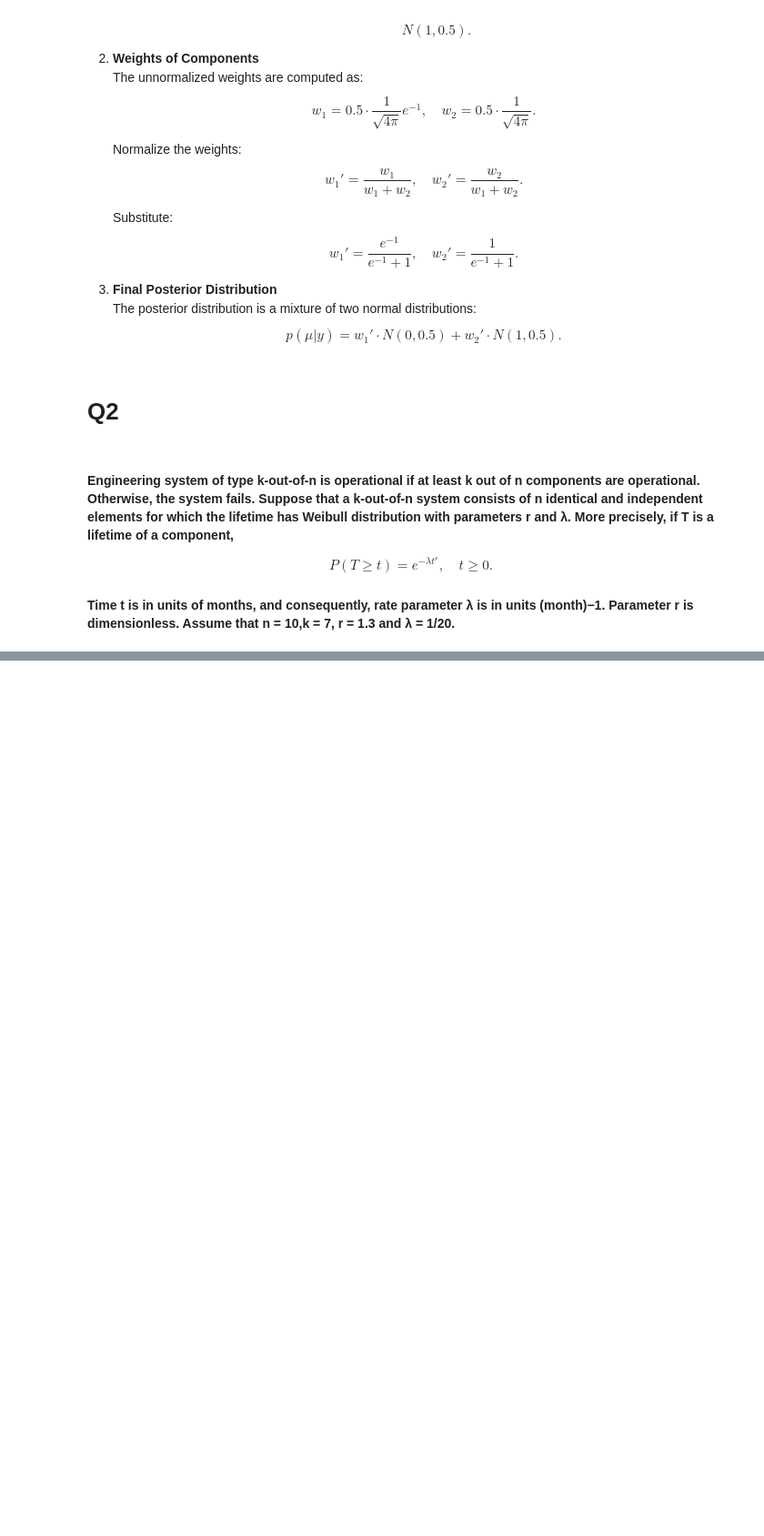
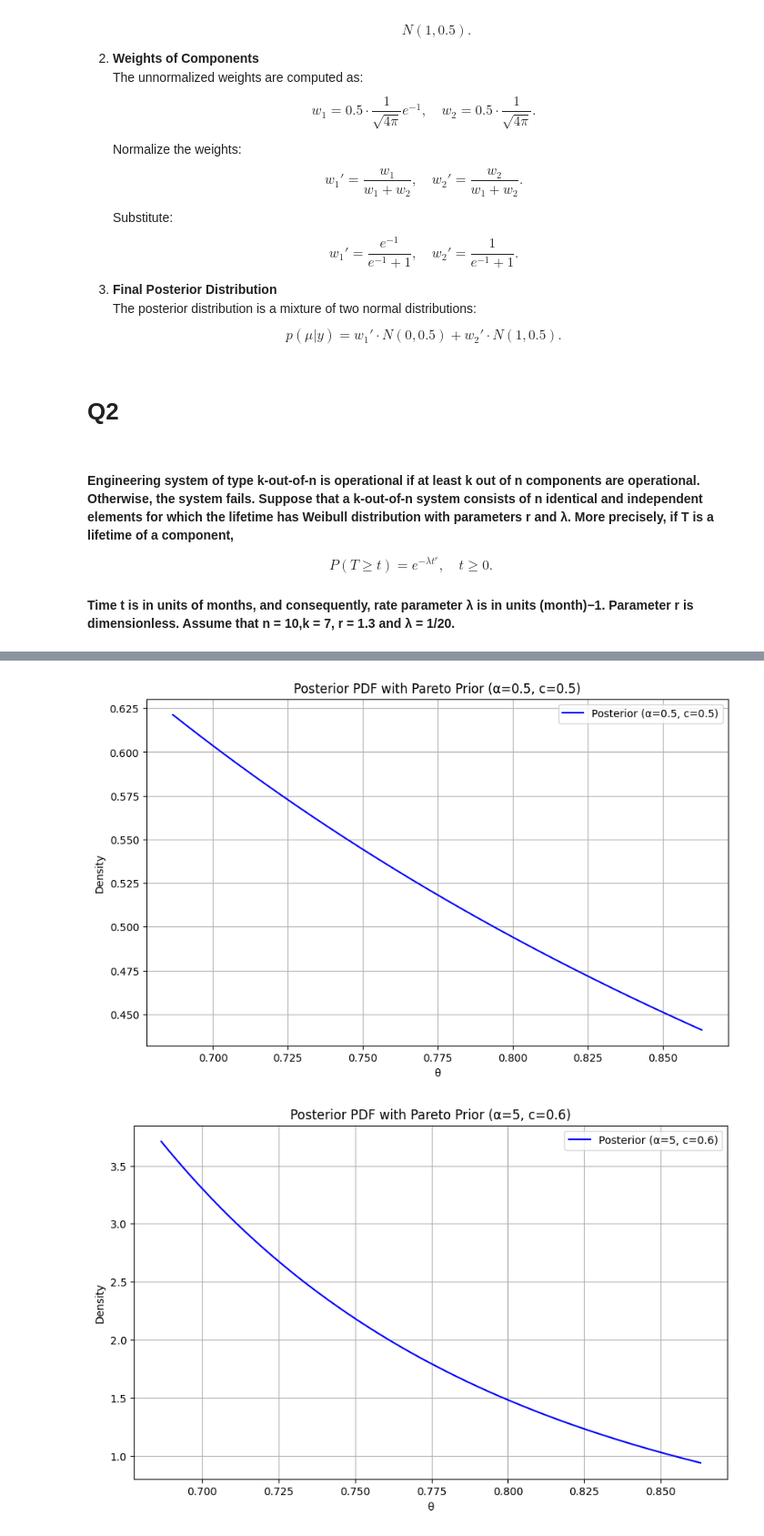
Before and after one commit to Amehroke/GaTech_BayesianStats, a Jupyter notebook: Hw /Hw2.ipynb, the cells around one changed output, grey strips where cells are left out. Shown: that part at 91% size. Saved outputs shown, nothing was run; the diff lists cells and outputs as text; code cells hidden in the pictures; blank space fills up the shorter version.

```diff
--- a/Hw /Hw2.ipynb
+++ b/Hw /Hw2.ipynb
@@ -188,0 +709,26 @@ $$
+# %%
+# Different Pareto priors for experimentation
+pareto_priors = [
+    {"alpha": 0.5, "c": 0.5},  # Weakly informative prior
+    {"alpha": 5, "c": 0.6},    # Moderately informative prior
+    {"alpha": 10, "c": 0.5},   # Strongly informative prior
+]
+
+for prior in pareto_priors:
+    alpha = prior["alpha"]
+    c = prior["c"]
+
+    # Generate posterior and plot as before
+    posterior_values = [posterior_pdf(theta, alpha, c) for theta in theta_values]
+
+    plt.figure(figsize=(10, 6))
+    plt.plot(theta_values, posterior_values, label=f"Posterior (α={alpha}, c={c})", color="blue")
+    plt.title(f"Posterior PDF with Pareto Prior (α={alpha}, c={c})")
+    plt.xlabel("θ")
+    plt.ylabel("Density")
+    plt.grid()
+    plt.legend()
+    plt.show()
+# %% [output]
+[figure, added]
+[figure, added]
```
Also changed, not shown: parts of 19 cells of this notebook.
